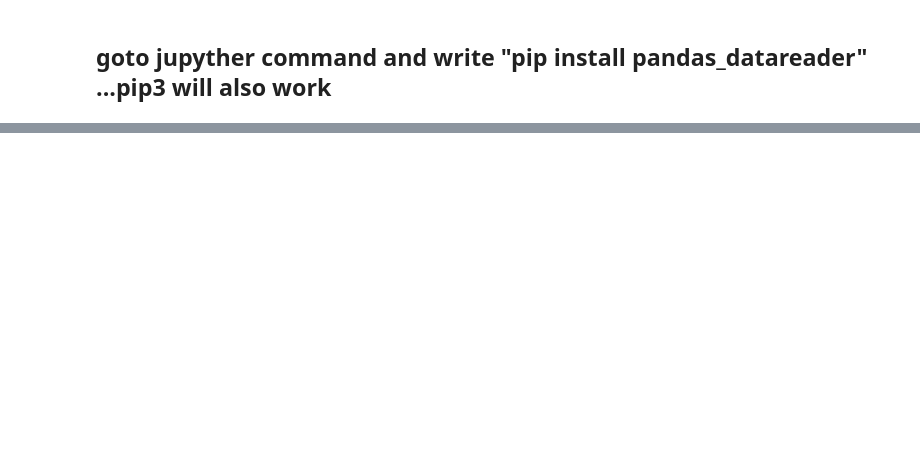
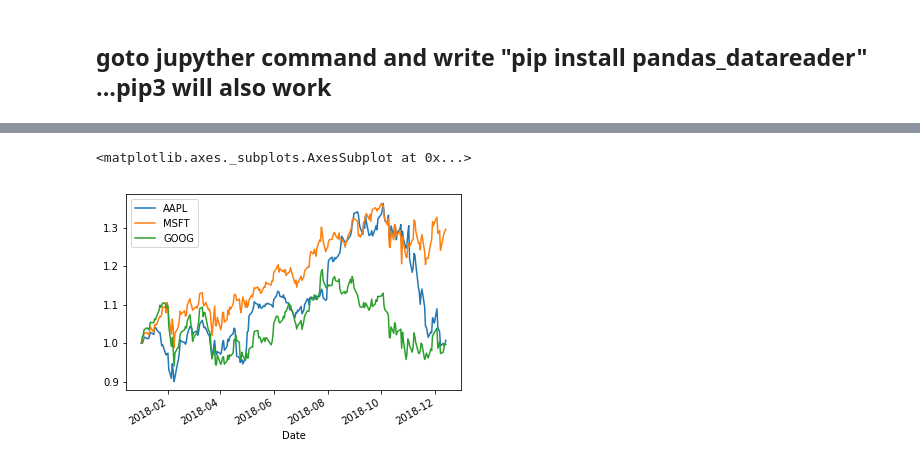
Before and after one commit to AJVA2580/xcel_python_course, a Jupyter notebook: 11 Get Stocks data.ipynb, the cells around one changed output, grey strips where cells are left out. Cells and saved outputs as stored; diff of their text form; code cells hidden in the pictures; blank space fills up the shorter version.

```diff
--- a/11 Get Stocks data.ipynb
+++ b/11 Get Stocks data.ipynb
@@ -34,0 +34,14 @@ snps['Close'].plot(grid = True)
+# %%
+import pandas as pd
+import pandas_datareader.data as web   # Package and modules for importing data; this code may change depending on pandas version
+import datetime
+
+# We will look at stock prices over the past year, starting at January 1, 2016
+start = datetime.datetime(2018,1,1)
+end = datetime.date.today()
+
+# Let's get Apple stock data; Apple's ticker symbol is AAPL
+# First argument is the series we want, second is the source ("yahoo" for Yahoo! Finance), third is the start date, fourth is the end date
+apple = web.DataReader("AAPL", "yahoo", start, end)
+google =  web.DataReader("GOOG", "yahoo", start, end)
+microsoft = web.DataReader("MSFT", "yahoo", start, end)
@@ -34,0 +58,7 @@ snps['Close'].plot(grid = True)
+# %%
+# Below I create a DataFrame consisting of the adjusted closing price of these stocks, first by making a list of these objects and using the join method
+stocks = pd.DataFrame({"AAPL": apple["Adj Close"],
+                      "MSFT": microsoft["Adj Close"],
+                      "GOOG": google["Adj Close"]})
+
+stocks.head()
@@ -34,0 +73,7 @@ snps['Close'].plot(grid = True)
+# %%
+import matplotlib.pyplot as plt   # Import matplotlib
+# This line is necessary for the plot to appear in a Jupyter notebook
+%matplotlib inline
+# Control the default size of figures in this Jupyter notebook
+%pylab inline
+pylab.rcParams['figure.figsize'] = (15, 9)   # Change the size of plots
@@ -34,0 +84,5 @@ snps['Close'].plot(grid = True)
+# %%
+# df.apply(arg) will apply the function arg to each column in df, and return a DataFrame with the result
+# Recall that lambda x is an anonymous function accepting parameter x; in this case, x will be a pandas Series object
+stock_return = stocks.apply(lambda x: x / x[0])
+stock_return.head()
@@ -34,0 +97,5 @@ snps['Close'].plot(grid = True)
+# %%
+stock_return.plot()
+# %% [output]
+<matplotlib.axes._subplots.AxesSubplot at 0x...>
+[figure, added]
```
Also changed, not shown: parts of 11 cells of this notebook, 6 other files.
